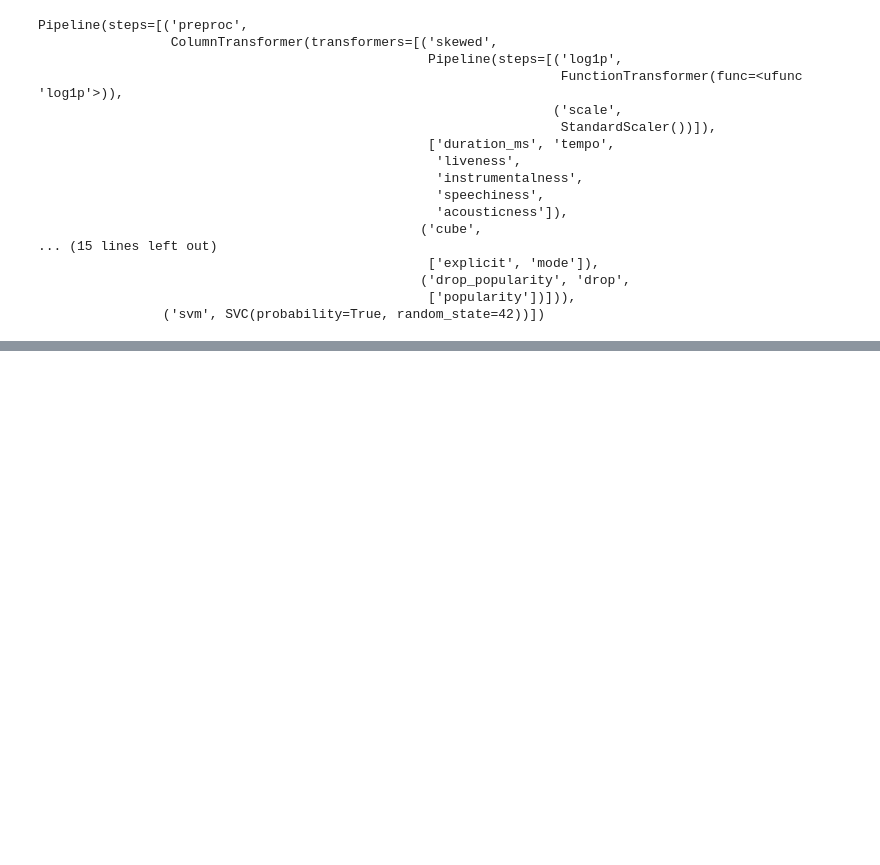
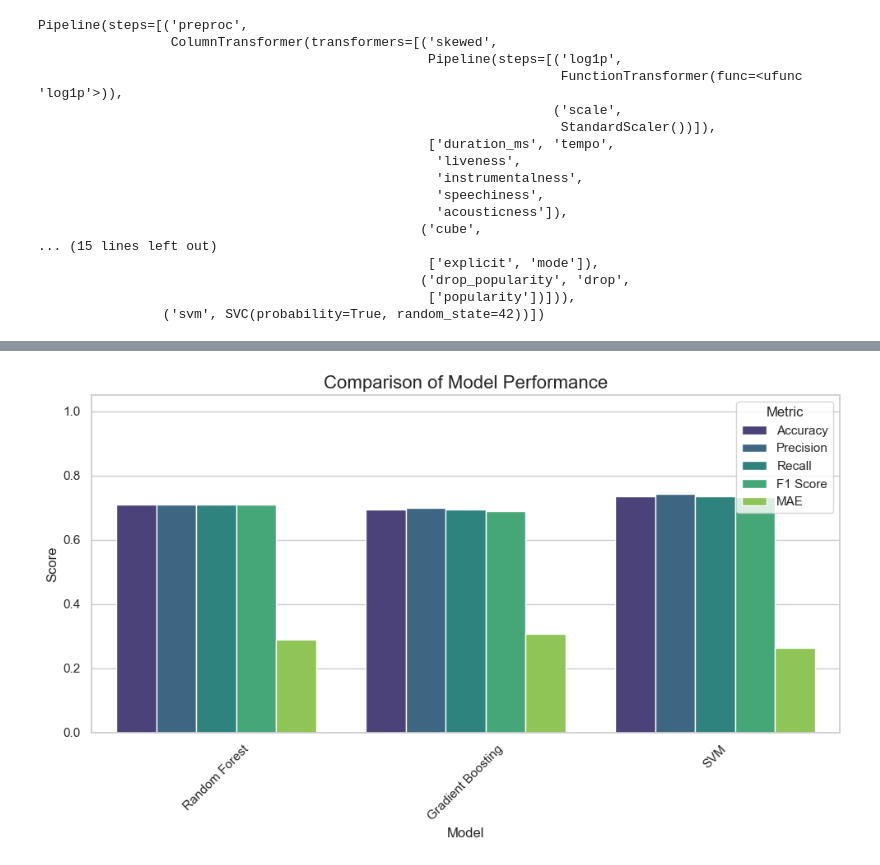
Before and after one commit to Whomstt/CS4168-Project, a Jupyter notebook: CS4168_Project.ipynb, the cells around one changed output, grey strips where cells are left out. Cells and saved outputs as stored; diff of their text form; code cells hidden in the pictures; blank space fills up the shorter version.

Commit message:
Model evaluation

```diff
--- a/CS4168_Project.ipynb
+++ b/CS4168_Project.ipynb
@@ -808,7 +806,7 @@ param_grid_svm = {
 search_svm = GridSearchCV(
     pipe_svm,
     param_grid=param_grid_svm,
-    cv=5,
+    cv=3,
     n_jobs=-1,
     refit=True
 )
@@ -847,8 +864,8 @@ param_dist_rf = {
 search_rf = RandomizedSearchCV(
     pipe_rf,
     param_distributions=param_dist_rf,
-    n_iter=50,
-    cv=5,
+    n_iter=100,
+    cv=3,
     n_jobs=-1,
     refit=True,
     random_state=42
@@ -885,8 +920,8 @@ param_dist_gb = {
 search_gb = RandomizedSearchCV(
     pipe_gb,
     param_distributions=param_dist_gb,
-    n_iter=20,
-    cv=5,
+    n_iter=50,
+    cv=3,
     n_jobs=-1,
     refit=True,
     random_state=42,
@@ -928,0 +978,62 @@ Best parameters:  {'gb__min_samples_leaf': 20, 'gb__max_iter': 300, 'gb__max_dep
+# %%
+rf_preds = RF_best_model.predict(X_test)
+GB_preds = GB_best_model.predict(X_test)
+svm_preds = SVM_best_model.predict(X_test)
+
+# Collect all model predictions
+models_predictions = {
+    "Random Forest": rf_preds,
+    "Gradient Boosting": GB_preds,
+    "SVM": svm_preds
+}
+
+# Initialisees the results dictionary
+results = {
+    "Model": [],
+    "Accuracy": [],
+    "Precision": [],
+    "Recall": [],
+    "F1 Score": [],
+    "MAE": []
+}
+
+# Calculate metrics for each model
+for model_name, preds in models_predictions.items():
+    acc = accuracy_score(y_test, preds)
+    prec = precision_score(y_test, preds, average='weighted')
+    rec = recall_score(y_test, preds, average='weighted')
+    f1 = f1_score(y_test, preds, average='weighted')
+    mae = mean_absolute_error(y_test, preds)
+
+    results["Model"].append(model_name)
+    results["Accuracy"].append(acc)
+    results["Precision"].append(prec)
+    results["Recall"].append(rec)
+    results["F1 Score"].append(f1)
+    results["MAE"].append(mae)
+
+    print(f"\nModel: {model_name}")
+    print(f"  Accuracy : {acc:.4f}")
+    print(f"  Precision: {prec:.4f}")
+    print(f"  Recall   : {rec:.4f}")
+    print(f"  F1 Score : {f1:.4f}")
+    print(f"  MAE      : {mae:.4f}")
+
+results_df = pd.DataFrame(results)
+
+# Melt the DataFrame for easier plotting
+results_melted = results_df.melt(id_vars="Model", var_name="Metric", value_name="Score")
+
+#Creating bar charts to for each metric in each model.
+sns.set(style="whitegrid")
+plt.figure(figsize=(10, 6))
+
+sns.barplot(data=results_melted, x="Model", y="Score", hue="Metric", palette="viridis")
+
+plt.title("Comparison of Model Performance", fontsize=16)
+plt.ylim(0, 1.05)
+plt.legend(title="Metric")
+plt.xticks(rotation=45)
+plt.tight_layout()
+plt.show()
+# %% [output]
@@ -928,0 +1060 @@ Best parameters:  {'gb__min_samples_leaf': 20, 'gb__max_iter': 300, 'gb__max_dep
+[figure, added]
```
Also changed, not shown: parts of 13 cells of this notebook.
